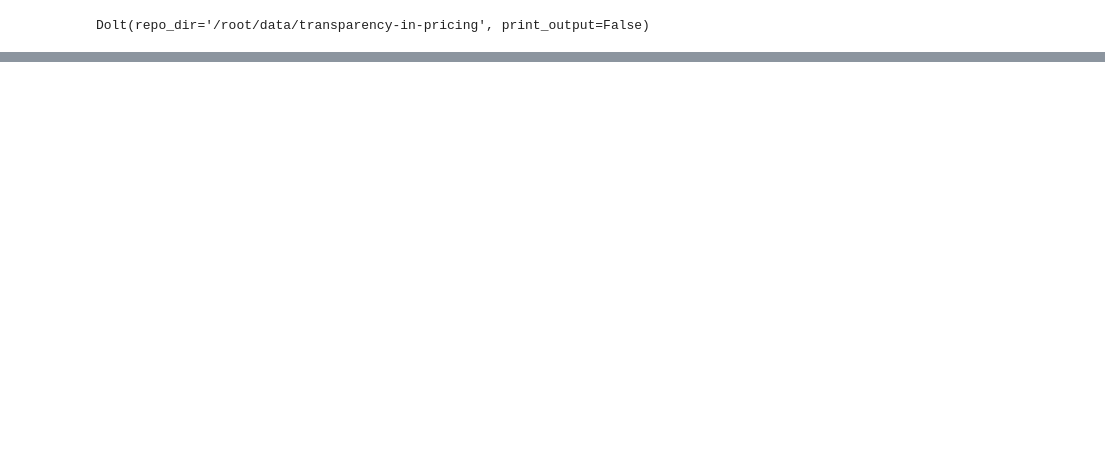
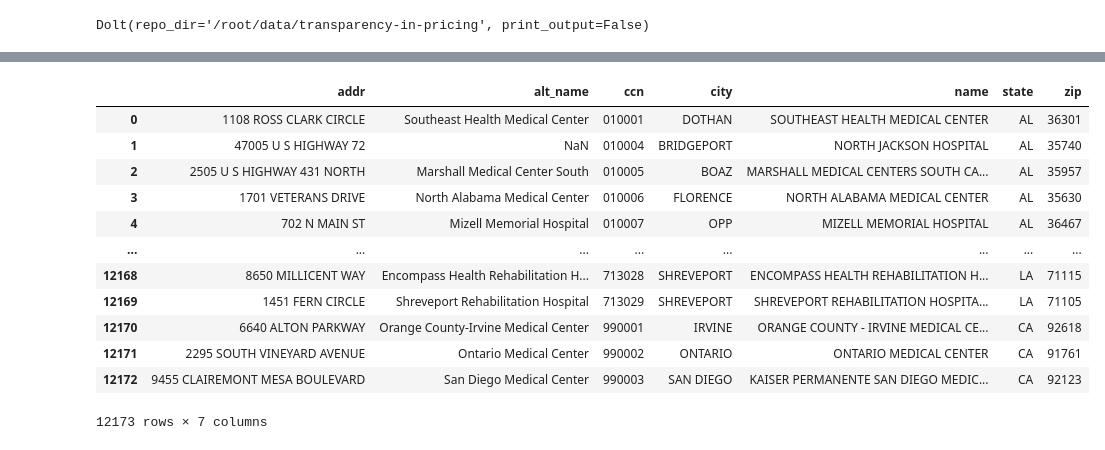
Before and after one commit to rl1987/dolthub-bounty-transparency-in-pricing, a Jupyter notebook: DetermineCCNs.ipynb, the cells around one changed output, grey strips where cells are left out. Saved outputs shown, nothing was run; the diff lists cells and outputs as text; code cells hidden in the pictures; blank space fills up the shorter version.

Commit message:
Flatten list of hospitals for feeding it into LLM

```diff
--- a/DetermineCCNs.ipynb
+++ b/DetermineCCNs.ipynb
@@ -215,0 +239,18 @@ df1.to_csv('tasks_2023_06_16.csv', index=False)
+# %%
+res = db.sql('SELECT id AS ccn, name, alt_name, addr, city, state, zip FROM hospital', result_format="json")
+hospital_df = pd.DataFrame(res['rows'])
+hospital_df
+# %% [output]
+|  | addr | alt_name | ccn | city | name | state | zip |
+| 0 | 1108 ROSS CLARK CIRCLE | Southeast Health Medical Center | 010001 | DOTHAN | SOUTHEAST HEALTH MEDICAL CENTER | AL | 36301 |
+| 1 | 47005 U S HIGHWAY 72 | NaN | 010004 | BRIDGEPORT | NORTH JACKSON HOSPITAL | AL | 35740 |
+| 2 | 2505 U S HIGHWAY 431 NORTH | Marshall Medical Center South | 010005 | BOAZ | MARSHALL MEDICAL CENTERS SOUTH CA... | AL | 35957 |
+| 3 | 1701 VETERANS DRIVE | North Alabama Medical Center | 010006 | FLORENCE | NORTH ALABAMA MEDICAL CENTER | AL | 35630 |
+| 4 | 702 N MAIN ST | Mizell Memorial Hospital | 010007 | OPP | MIZELL MEMORIAL HOSPITAL | AL | 36467 |
+| ... | ... | ... | ... | ... | ... | ... | ... |
+| 12168 | 8650 MILLICENT WAY | Encompass Health Rehabilitation H... | 713028 | SHREVEPORT | ENCOMPASS HEALTH REHABILITATION H... | LA | 71115 |
+| 12169 | 1451 FERN CIRCLE | Shreveport Rehabilitation Hospital | 713029 | SHREVEPORT | SHREVEPORT REHABILITATION HOSPITA... | LA | 71105 |
+| 12170 | 6640 ALTON PARKWAY | Orange County-Irvine Medical Center | 990001 | IRVINE | ORANGE COUNTY - IRVINE MEDICAL CE... | CA | 92618 |
+| 12171 | 2295 SOUTH VINEYARD AVENUE | Ontario Medical Center | 990002 | ONTARIO | ONTARIO MEDICAL CENTER | CA | 91761 |
+| 12172 | 9455 CLAIREMONT MESA BOULEVARD | San Diego Medical Center | 990003 | SAN DIEGO | KAISER PERMANENTE SAN DIEGO MEDIC... | CA | 92123 |
+12173 rows × 7 columns
```
Also changed, not shown: parts of 7 cells of this notebook.
